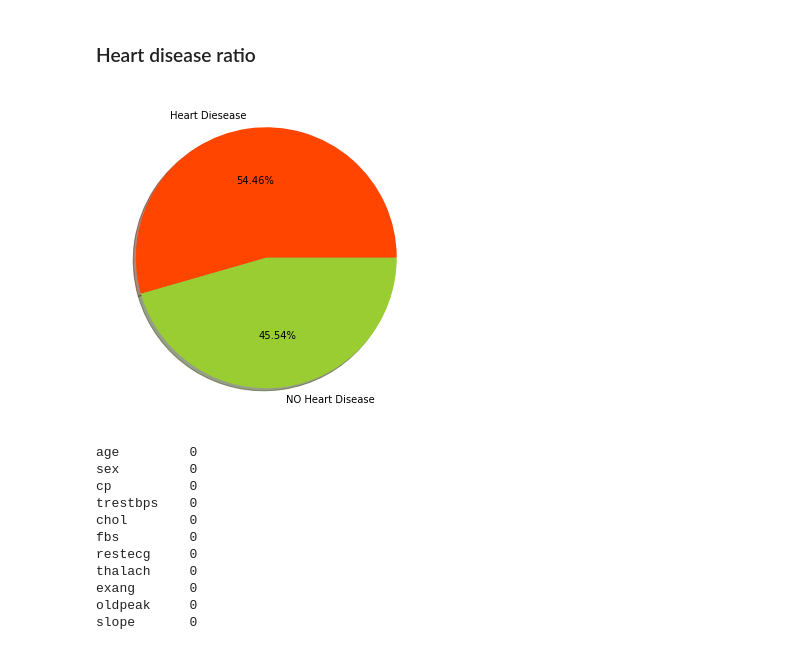
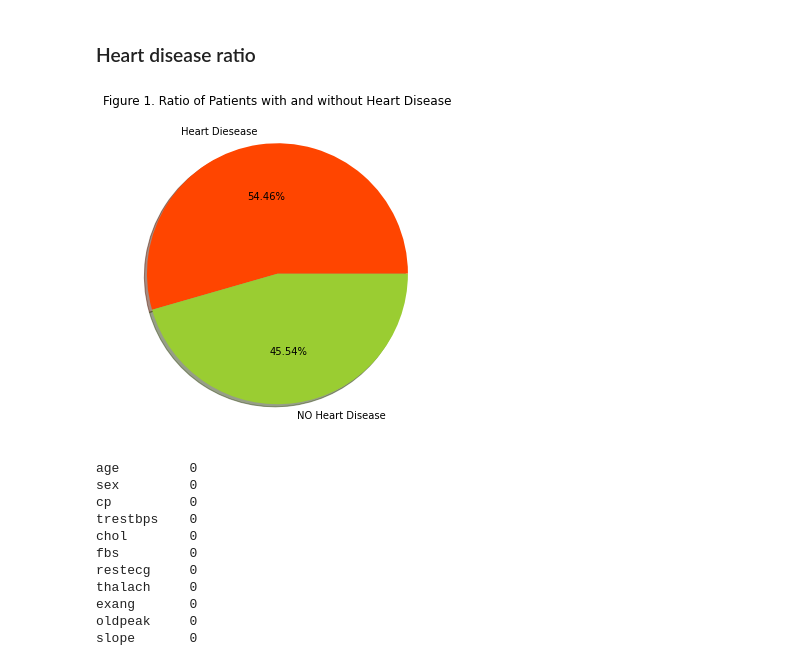
Before and after one commit to snarvekark/ML_Assignments, a Jupyter notebook: MidTerm_Project.ipynb, the cells around one changed output. Cells and saved outputs as stored; diff of their text form; code cells hidden in the pictures.

```diff
--- a/MidTerm_Project.ipynb
+++ b/MidTerm_Project.ipynb
@@ -148,15 +154,16 @@ Name: target, dtype: int64
 # %%
 heart_disease_count = len(df[df['target']==1])
 no_heart_disease_count = len(df[df['target']==0])
 labels = ["Heart Diesease", "NO Heart Disease"]
 sizes = [heart_disease_count, no_heart_disease_count]
 colors = ['orangered', 'yellowgreen']
 plt.figure(figsize=(8,6))
 
 plt.pie(sizes,labels=labels, colors=colors, autopct='%1.2f%%', shadow=True)
+plt.title('Figure 1. Ratio of Patients with and without Heart Disease')
 plt.show()
 # %% [output]
-[figure, old version]
+[figure, new version]
 # %%
 #Check if there are null values
 
```
Also changed, not shown: parts of 13 cells of this notebook.
